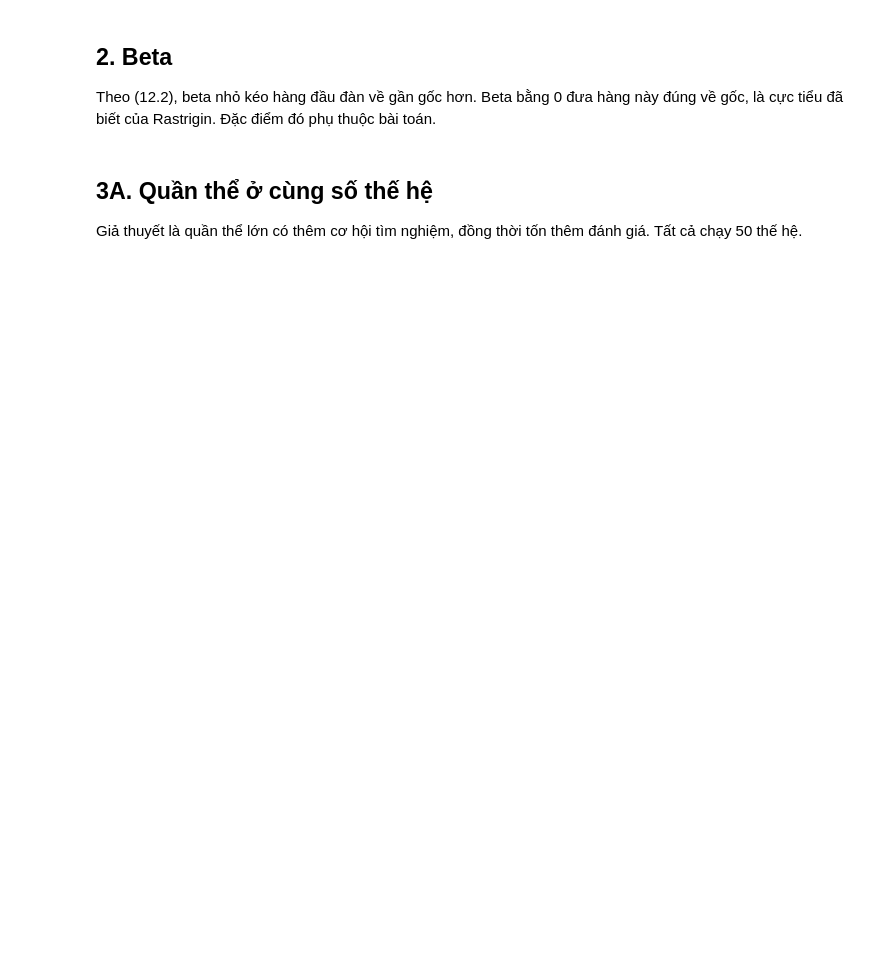
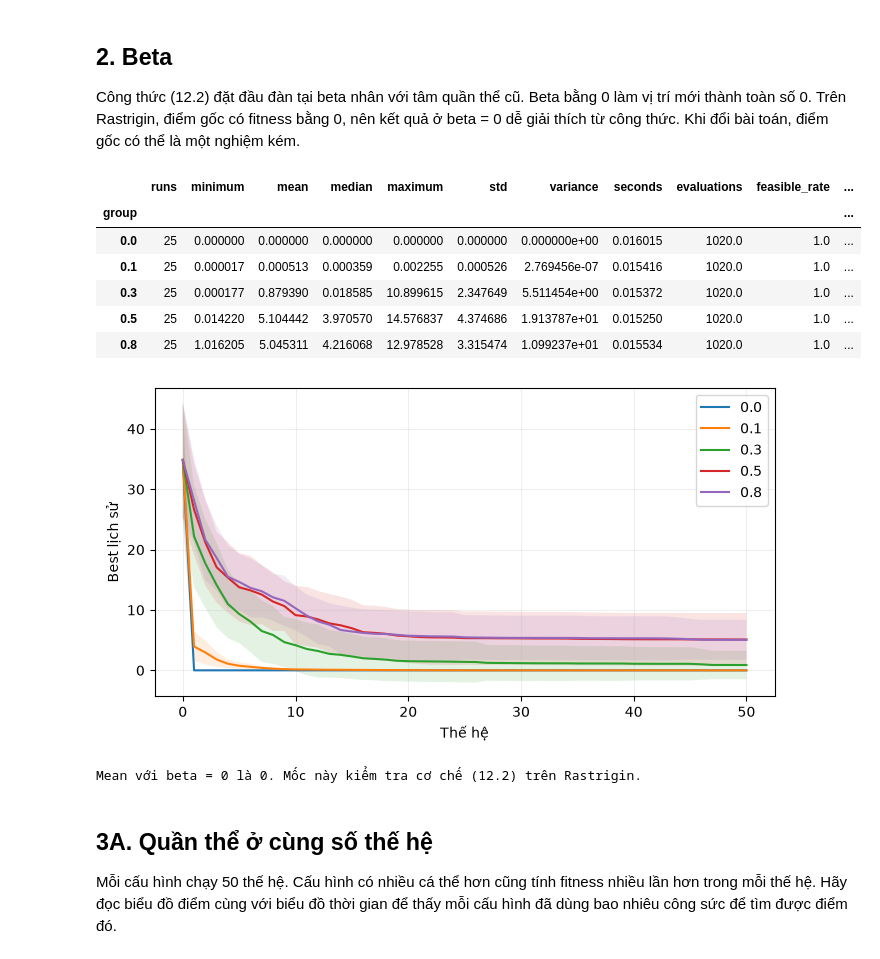
Before and after one commit to datweb07/Elephant-Herding-Optimization-Seminar, a Jupyter notebook: Experiment/Experiment 1-2.ipynb, the cells around one changed output. Drawn from its saved outputs; the diff is of its cells as text; code cells hidden in the pictures; blank space fills up the shorter version.

```diff
--- a/Experiment/Experiment 1-2.ipynb
+++ b/Experiment/Experiment 1-2.ipynb
@@ -46,20 +66,31 @@ print(f"Trong mẫu này, alpha có mean thấp nhất là {summary['mean'].idxm
 # %% [markdown]
 ## 2. Beta
 
-Theo (12.2), beta nhỏ kéo hàng đầu đàn về gần gốc hơn. Beta bằng 0 đưa hàng này đúng về gốc, là cực tiểu đã biết của Rastrigin. Đặc điểm đó phụ thuộc bài toán.
+Công thức (12.2) đặt đầu đàn tại beta nhân với tâm quần thể cũ. Beta bằng 0 làm vị trí mới thành toàn số 0. Trên Rastrigin, điểm gốc có fitness bằng 0, nên kết quả ở beta = 0 dễ giải thích từ công thức. Khi đổi bài toán, điểm gốc có thể là một nghiệm kém.
 # %%
 configs = {value: replace(base, beta=value) for value in (0.0, 0.1, 0.3, 0.5, 0.8)}
 groups = compare_configurations(rastrigin, configs, seeds)
 frame = results_frame(groups)
 summary = summarize_experiment_results(frame)
 display(summary)
 plot_convergence(groups)
+save_experiment_artifacts("experiment-1-2", "beta", MODE, seeds, frame, summary)
 plt.show()
 print(f"Mean với beta = 0 là {summary.loc[0.0, 'mean']:.6g}. Mốc này kiểm tra cơ chế (12.2) trên Rastrigin.")
+# %% [output]
+|  | runs | minimum | mean | median | maximum | std | variance | seconds | evaluations | feasible_rate | ... |
+| group |  |  |  |  |  |  |  |  |  |  | ... |
+| 0.0 | 25 | 0.000000 | 0.000000 | 0.000000 | 0.000000 | 0.000000 | 0.000000e+00 | 0.016015 | 1020.0 | 1.0 | ... |
+| 0.1 | 25 | 0.000017 | 0.000513 | 0.000359 | 0.002255 | 0.000526 | 2.769456e-07 | 0.015416 | 1020.0 | 1.0 | ... |
+| 0.3 | 25 | 0.000177 | 0.879390 | 0.018585 | 10.899615 | 2.347649 | 5.511454e+00 | 0.015372 | 1020.0 | 1.0 | ... |
+| 0.5 | 25 | 0.014220 | 5.104442 | 3.970570 | 14.576837 | 4.374686 | 1.913787e+01 | 0.015250 | 1020.0 | 1.0 | ... |
+| 0.8 | 25 | 1.016205 | 5.045311 | 4.216068 | 12.978528 | 3.315474 | 1.099237e+01 | 0.015534 | 1020.0 | 1.0 | ... |
+[figure, added]
+Mean với beta = 0 là 0. Mốc này kiểm tra cơ chế (12.2) trên Rastrigin.
 # %% [markdown]
 ## 3A. Quần thể ở cùng số thế hệ
 
-Giả thuyết là quần thể lớn có thêm cơ hội tìm nghiệm, đồng thời tốn thêm đánh giá. Tất cả chạy 50 thế hệ.
+Mỗi cấu hình chạy 50 thế hệ. Cấu hình có nhiều cá thể hơn cũng tính fitness nhiều lần hơn trong mỗi thế hệ. Hãy đọc biểu đồ điểm cùng với biểu đồ thời gian để thấy mỗi cấu hình đã dùng bao nhiêu công sức để tìm được điểm đó.
 # %%
 configs = {size: replace(base, population_size=size) for size in (5, 10, 20, 40)}
 groups = compare_configurations(rastrigin, configs, seeds)
```
Also changed, not shown: parts of 14 cells of this notebook, 25 other files.
